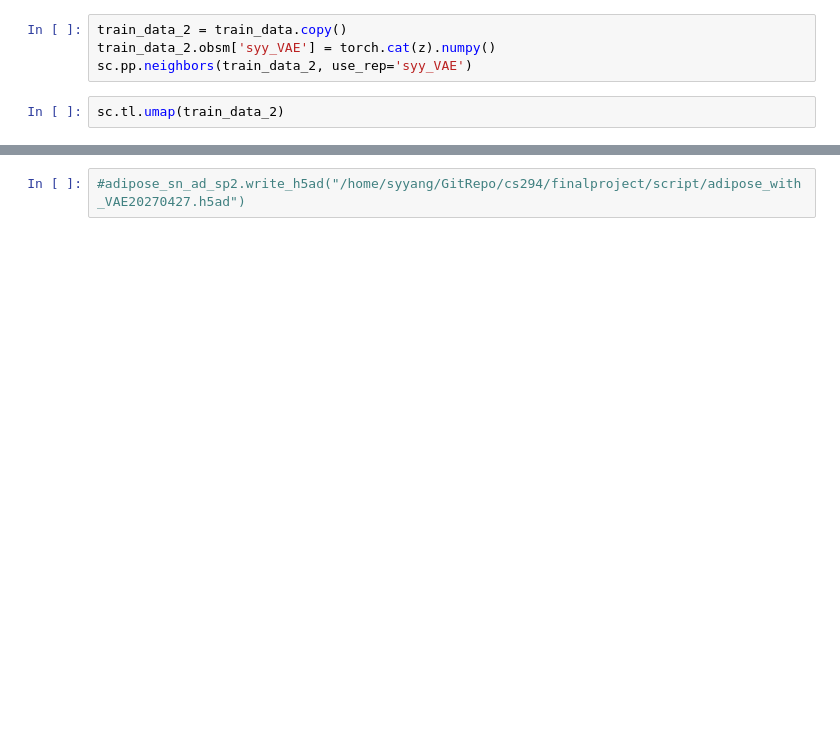
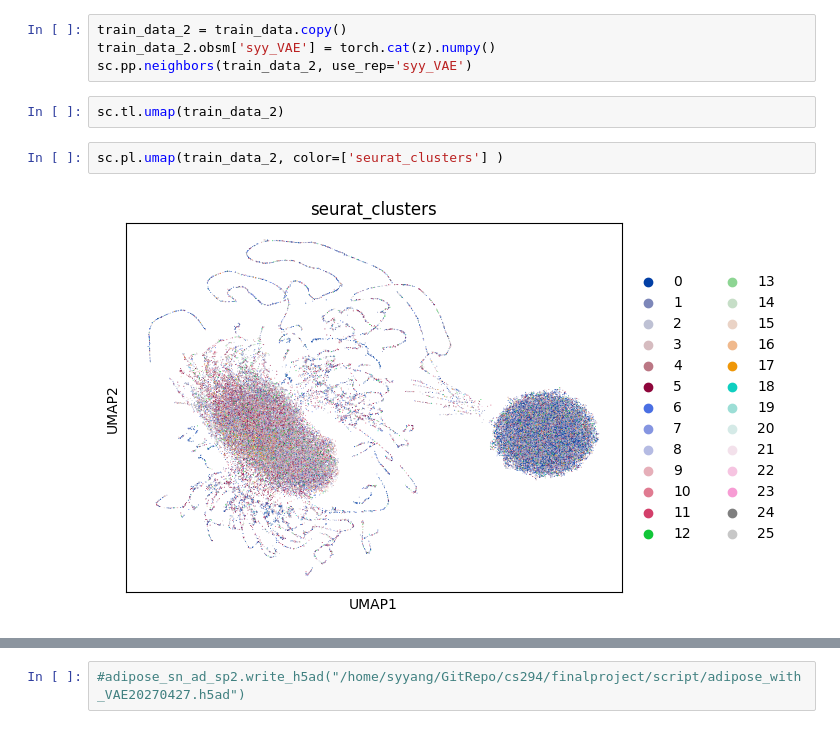
Before and after one commit to Irisapo/yyyyvae, a Jupyter notebook: script/VAE_snRNAseq.ipynb, the cells around one changed output, grey strips where cells are left out. Drawn from its saved outputs; the diff is of its cells as text; blank space fills up the shorter version.

```diff
--- a/script/VAE_snRNAseq.ipynb
+++ b/script/VAE_snRNAseq.ipynb
@@ -455,6 +433,10 @@ train_data_2.obsm['syy_VAE'] = torch.cat(z).numpy()
 sc.pp.neighbors(train_data_2, use_rep='syy_VAE')
 # %%
 sc.tl.umap(train_data_2)
+# %%
+sc.pl.umap(train_data_2, color=['seurat_clusters'] )
+# %% [output]
+[figure, added]
 # %%
 sc.pl.umap(train_data_2, color=['leiden_scVI_res0.9'] )
 # %% [output]
```
Also changed, not shown: parts of 14 cells of this notebook.
